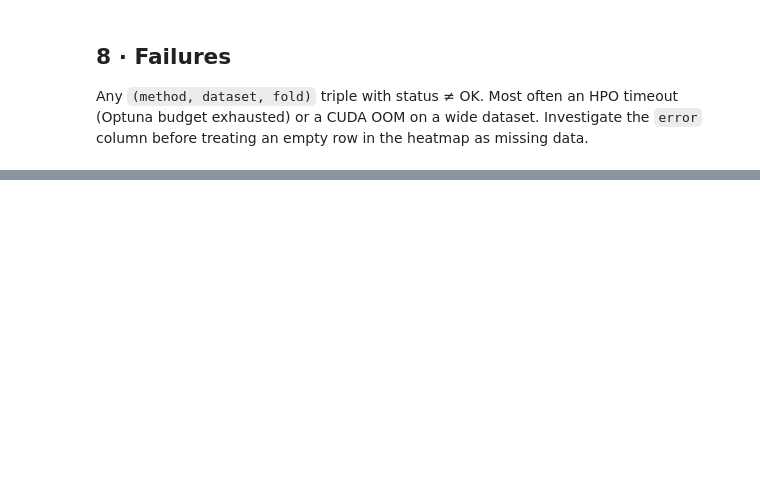
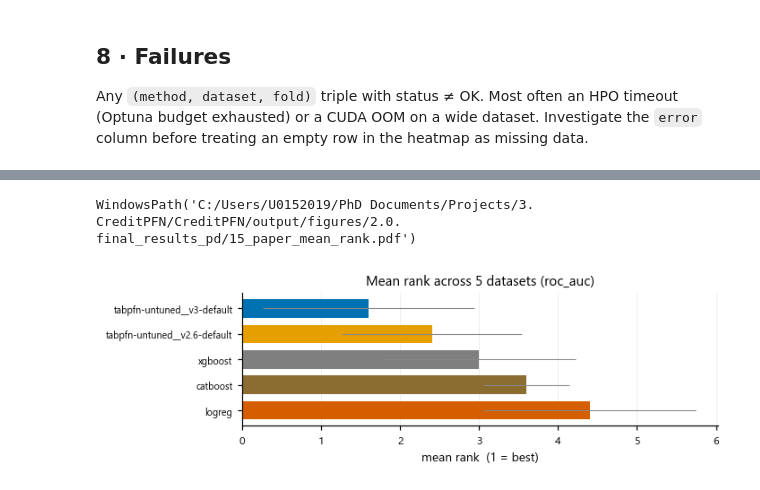
Before and after one commit to andreasgoethals/CreditPFN, a Jupyter notebook: notebooks/2.0. final_results_pd.ipynb, the cells around one changed output, grey strips where cells are left out. Drawn from its saved outputs; the diff is of its cells as text; code cells hidden in the pictures; blank space fills up the shorter version.

```diff
--- a/notebooks/2.0. final_results_pd.ipynb
+++ b/notebooks/2.0. final_results_pd.ipynb
@@ -230,0 +376,7 @@ else:
+# %%
+sink.save(pf.plot_mean_rank(raw, METRIC, label_map=None),
+          'paper_mean_rank',
+          caption="Mean rank of each method across the held-out datasets scored by every method, computed per dataset and then averaged; bars show one standard deviation. Rank 1 is best.")
+# %% [output]
+WindowsPath('C:/Users/U0152019/PhD Documents/Projects/3. CreditPFN/CreditPFN/output/figures/2.0. final_results_pd/15_paper_mean_rank.pdf')
+[figure, added]
```
Also changed, not shown: parts of 28 cells of this notebook, 19 other files.
